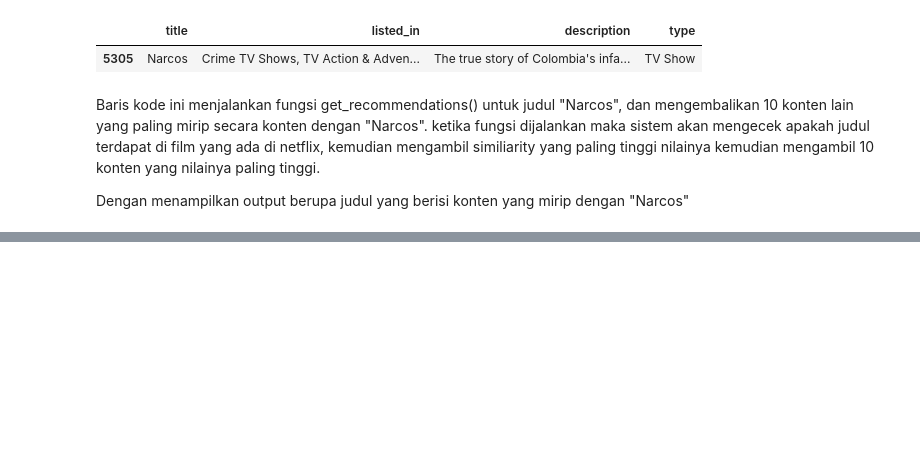
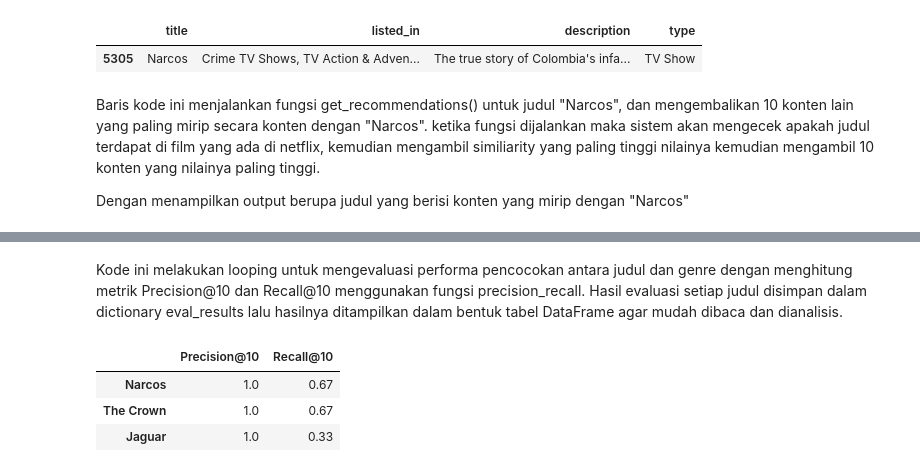
Before and after one commit to rizkiwnfproject/ML-Netflix-ContentBasedFiltering, a Jupyter notebook: notebook.ipynb, the cells around one changed output, grey strips where cells are left out. Drawn from its saved outputs; the diff is of its cells as text; code cells hidden in the pictures; blank space fills up the shorter version.

```diff
--- a/notebook.ipynb
+++ b/notebook.ipynb
@@ -399,0 +406,16 @@ get_recommendations(nama)
+# %%
+def precision_recall(title, relevant_keywords, k=10):
+    recs = get_recommendations(title)
+    relevant_count = 0
+    matched_keywords = set()
+
+    for listed_in in recs['listed_in']:
+        for keyword in relevant_keywords:
+            if keyword.lower() in listed_in.lower():
+                matched_keywords.add(keyword.lower())
+                relevant_count += 1
+                break
+
+    precision = relevant_count / k
+    recall = len(matched_keywords) / len(set([kw.lower() for kw in relevant_keywords]))
+    return precision, recall
@@ -399,0 +424,21 @@ get_recommendations(nama)
+# %%
+eval_results = {}
+titles_and_keywords = {
+    'Narcos': ['Crime TV Shows', 'TV Action & Adventure', 'TV Dramas'],
+    'The Crown': ['British TV Shows', 'International TV Shows', 'TV Dramas'],
+    'Jaguar': ['International TV Shows', 'Spanish-Language TV Shows', 'TV Action & Adventure']
+}
+# %% [markdown]
+Kode ini melakukan looping untuk mengevaluasi performa pencocokan antara judul dan genre dengan menghitung metrik Precision@10 dan Recall@10 menggunakan fungsi precision_recall. Hasil evaluasi setiap judul disimpan dalam dictionary eval_results lalu hasilnya ditampilkan dalam bentuk tabel DataFrame agar mudah dibaca dan dianalisis.
+# %%
+for title, keywords in titles_and_keywords.items():
+    prec, rec = precision_recall(title, keywords)
+    eval_results[title] = {'Precision@10': round(prec, 2), 'Recall@10': round(rec, 2)}
+
+# Tampilkan hasil
+pd.DataFrame(eval_results).T
+# %% [output]
+|  | Precision@10 | Recall@10 |
+| Narcos | 1.0 | 0.67 |
+| The Crown | 1.0 | 0.67 |
+| Jaguar | 1.0 | 0.33 |
```
Also changed, not shown: parts of 4 cells of this notebook, 2 other files.
